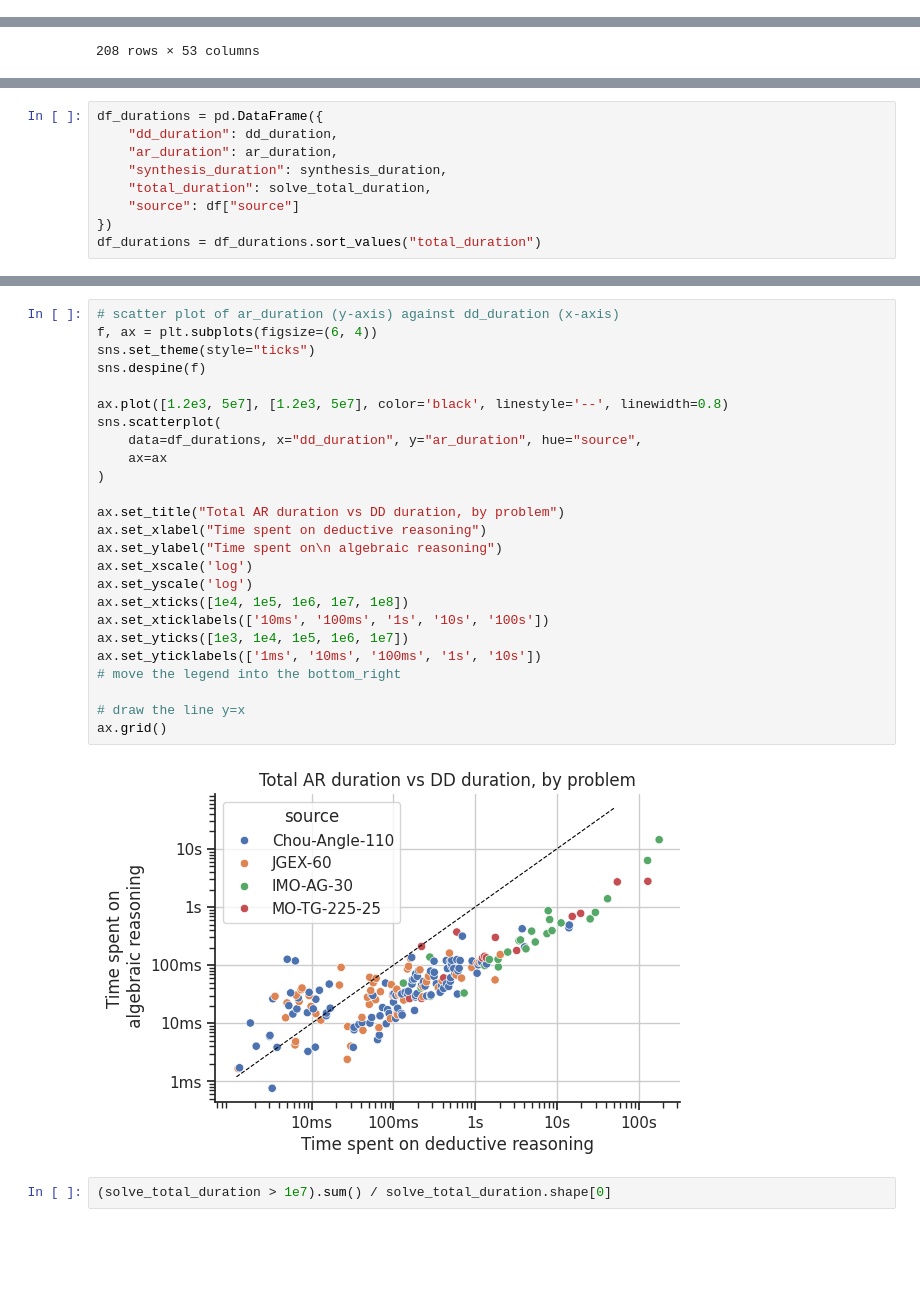
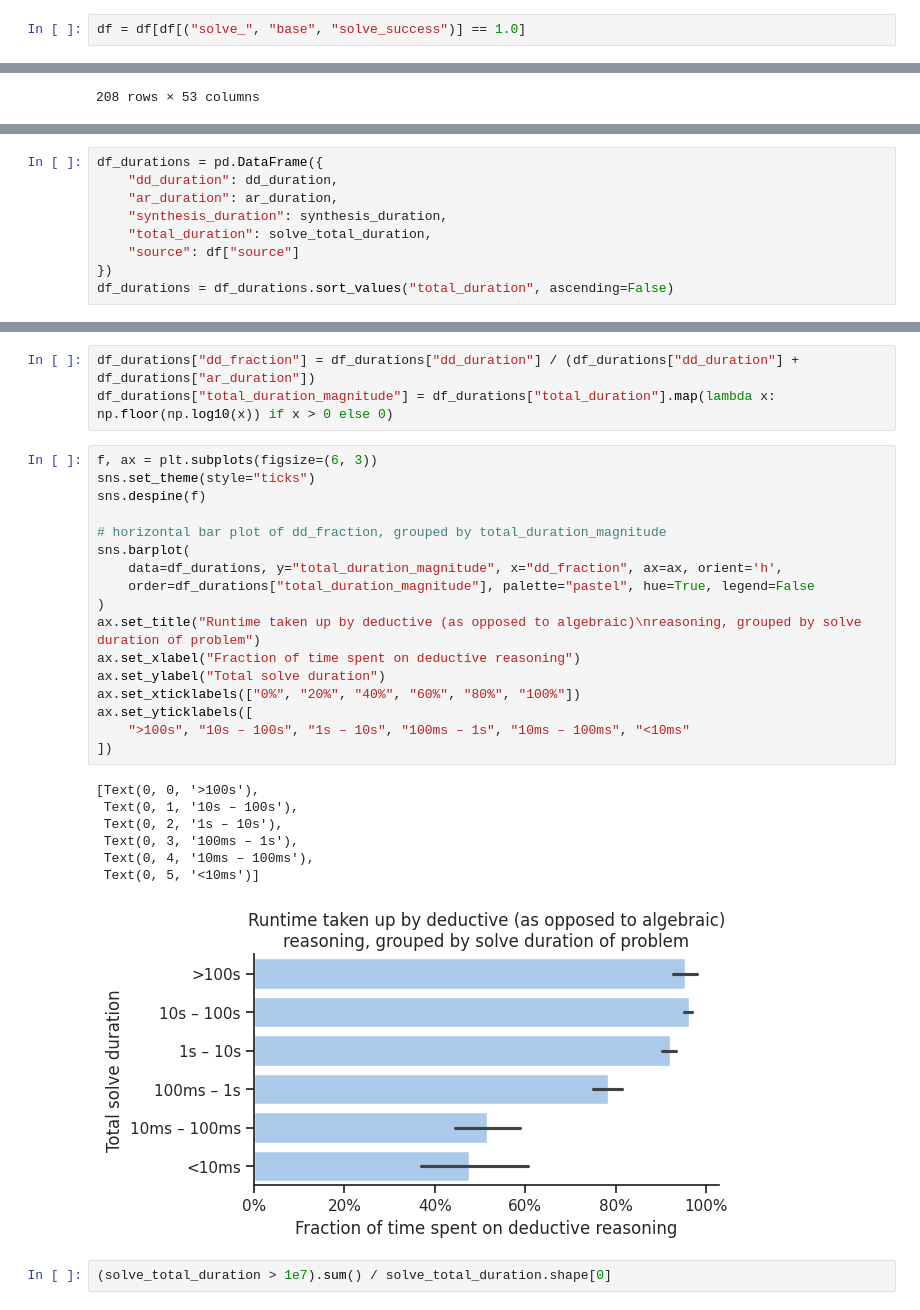
Before and after one commit to DavidToh2/GeometryTheoremProver, a Jupyter notebook: problems/profiler.ipynb, the cells around one changed output, grey strips where cells are left out. Cells and saved outputs as stored; diff of their text form; blank space fills up the shorter version.

```diff
--- a/problems/profiler.ipynb
+++ b/problems/profiler.ipynb
@@ -77,6 +78,8 @@ df = pd.DataFrame.from_dict(data_dict, orient='index')
 # Convert the tuple columns into a 3-level pandas MultiIndex
 if not df.empty:
     df.columns = pd.MultiIndex.from_tuples(df.columns, names=['Group', 'Subgroup', 'Metric'])
+# %%
+df = df[df[("solve_", "base", "solve_success")] == 1.0]
 # %%
 imo_problem = df.loc[df.index.str.startswith("imo")]
 problem_110 = df.loc[df.index.str.startswith("110")]
@@ -419,7 +451,7 @@ df_durations = pd.DataFrame({
     "total_duration": solve_total_duration,
     "source": df["source"]
 })
-df_durations = df_durations.sort_values("total_duration")
+df_durations = df_durations.sort_values("total_duration", ascending=False)
 # %%
 df_durations
 # %% [output]
@@ -439,30 +471,31 @@ df_durations
+# %%
+df_durations["dd_fraction"] = df_durations["dd_duration"] / (df_durations["dd_duration"] + df_durations["ar_duration"])
+df_durations["total_duration_magnitude"] = df_durations["total_duration"].map(lambda x: np.floor(np.log10(x)) if x > 0 else 0)
 # %%
-# scatter plot of ar_duration (y-axis) against dd_duration (x-axis)
-f, ax = plt.subplots(figsize=(6, 4))
+f, ax = plt.subplots(figsize=(6, 3))
 sns.set_theme(style="ticks")
 sns.despine(f)
 
-ax.plot([1.2e3, 5e7], [1.2e3, 5e7], color='black', linestyle='--', linewidth=0.8)
-sns.scatterplot(
-    data=df_durations, x="dd_duration", y="ar_duration", hue="source",
-    ax=ax
+# horizontal bar plot of dd_fraction, grouped by total_duration_magnitude
+sns.barplot(
+    data=df_durations, y="total_duration_magnitude", x="dd_fraction", ax=ax, orient='h',
+    order=df_durations["total_duration_magnitude"], palette="pastel", hue=True, legend=False
 )
-
-ax.set_title("Total AR duration vs DD duration, by problem")
-ax.set_xlabel("Time spent on deductive reasoning")
-ax.set_ylabel("Time spent on\n algebraic reasoning")
-ax.set_xscale('log')
-ax.set_yscale('log')
-ax.set_xticks([1e4, 1e5, 1e6, 1e7, 1e8])
-ax.set_xticklabels(['10ms', '100ms', '1s', '10s', '100s'])
-ax.set_yticks([1e3, 1e4, 1e5, 1e6, 1e7])
-ax.set_yticklabels(['1ms', '10ms', '100ms', '1s', '10s'])
-# move the legend into the bottom_right
-
-# draw the line y=x
-ax.grid()
+ax.set_title("Runtime taken up by deductive (as opposed to algebraic)\nreasoning, grouped by solve duration of problem")
+ax.set_xlabel("Fraction of time spent on deductive reasoning")
+ax.set_ylabel("Total solve duration")
+ax.set_xticklabels(["0%", "20%", "40%", "60%", "80%", "100%"])
+ax.set_yticklabels([
+    ">100s", "10s – 100s", "1s – 10s", "100ms – 1s", "10ms – 100ms", "<10ms"
+])
 # %% [output]
+[Text(0, 0, '>100s'),
+ Text(0, 1, '10s – 100s'),
+ Text(0, 2, '1s – 10s'),
+ Text(0, 3, '100ms – 1s'),
+ Text(0, 4, '10ms – 100ms'),
+ Text(0, 5, '<10ms')]
-[figure, old version]
+[figure, new version]
 # %%
 (solve_total_duration > 1e7).sum() / solve_total_duration.shape[0]
 # %% [output]
```
Also changed, not shown: parts of 18 cells of this notebook, 6 other files.
